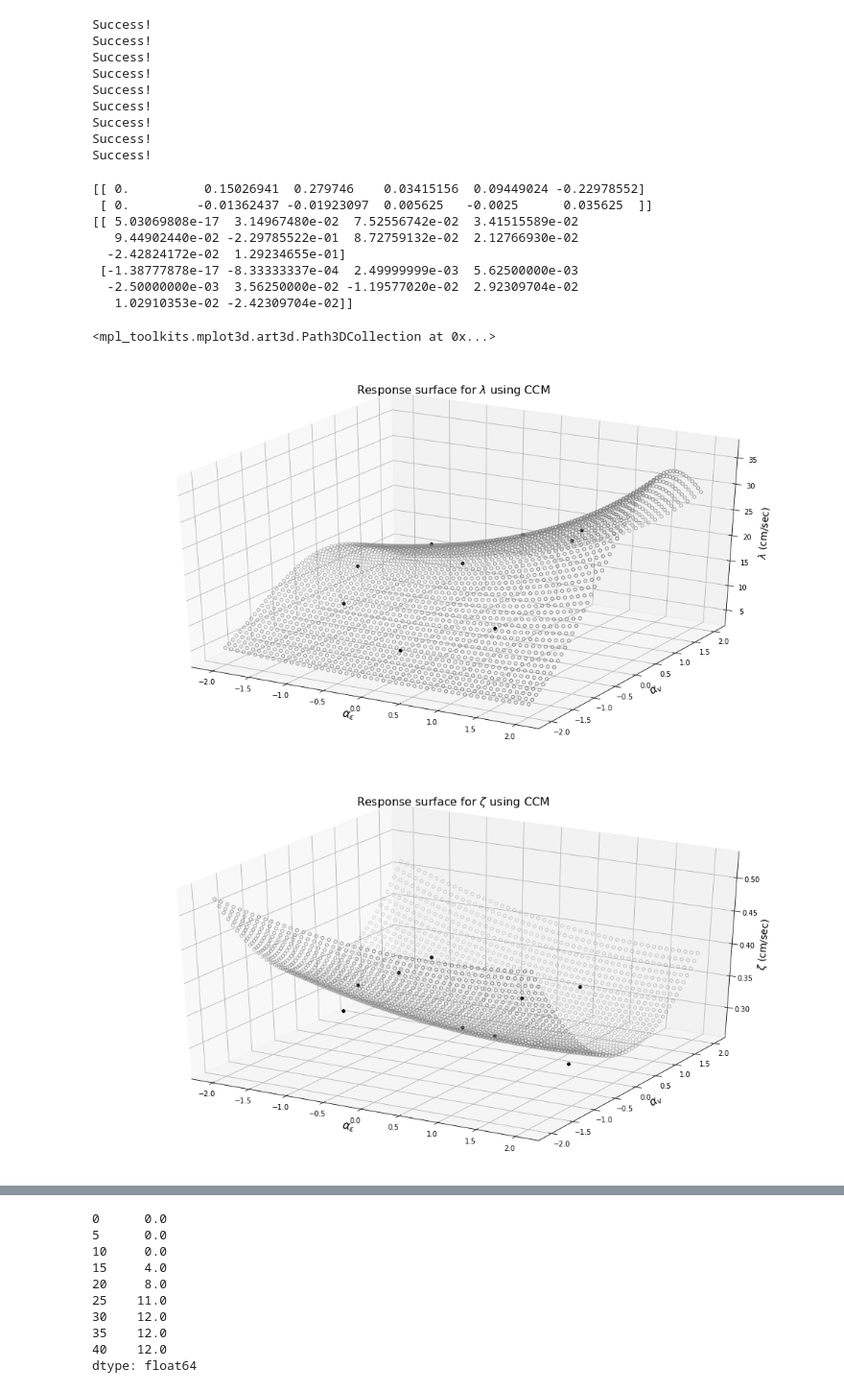
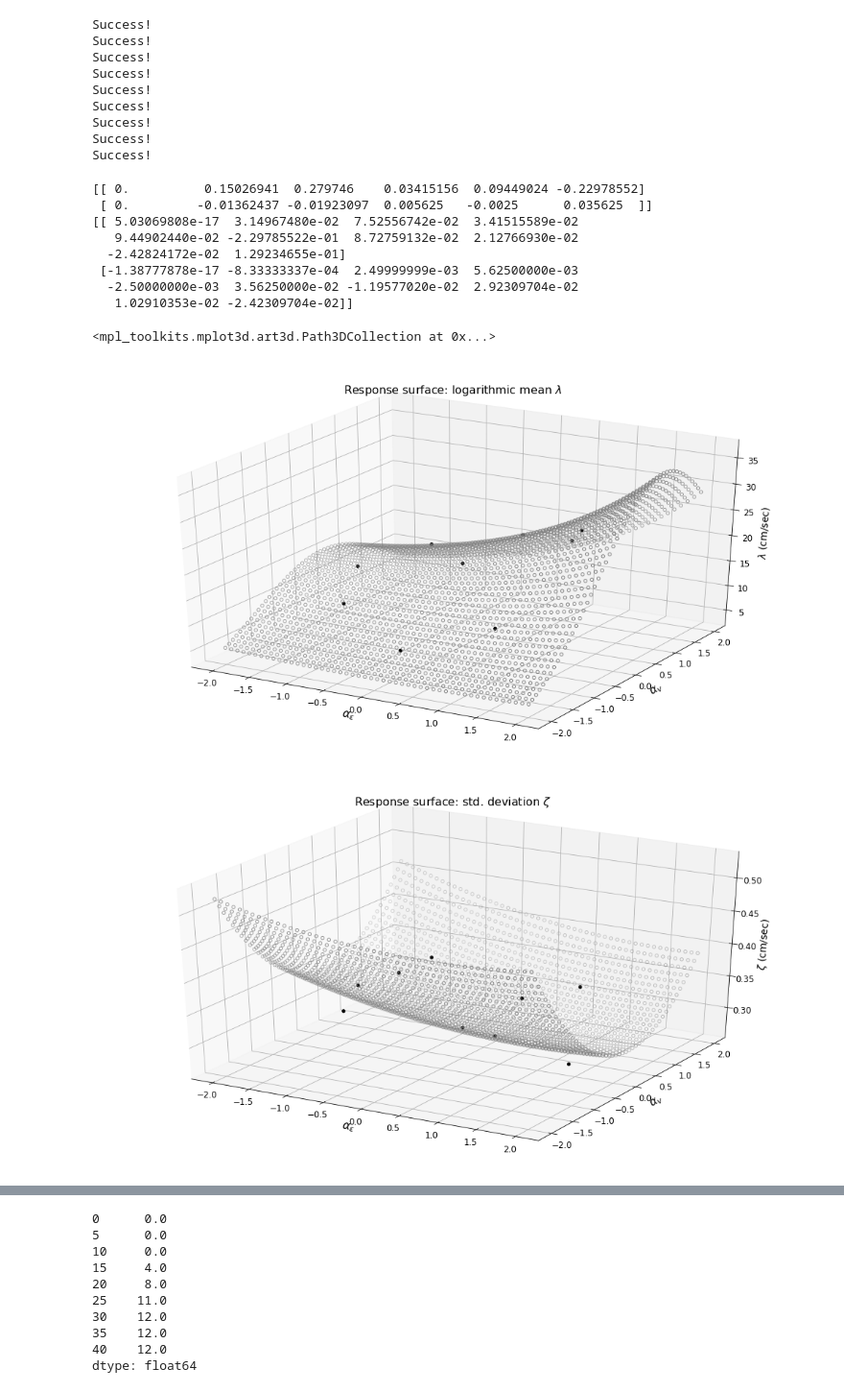
Before and after one commit to mtareqsoliman/msthesis, a Jupyter notebook: Benchmark_RS_ANN_12022022.ipynb, the cells around one changed output, grey strips where cells are left out. Shown at 96% size. Drawn from its saved outputs; the diff is of its cells as text; code cells hidden in the pictures.

```diff
--- a/Benchmark_RS_ANN_12022022.ipynb
+++ b/Benchmark_RS_ANN_12022022.ipynb
@@ -29,7 +29,7 @@ np.seterr(divide='ignore')
 # %%
 
 #NLTHA100 = pd.read_excel('https://github.com/mtareqsoliman/msthesis/blob/main/Results/100NLTHA_FINAL.xlsx?raw=true')
-NLTHA100 = pd.read_excel('https://github.com/mtareqsoliman/msthesis/blob/main/Results/NLTHA100_v2.xlsx?raw=true')
+NLTHA100 = pd.read_excel('https://github.com/mtareqsoliman/msthesis/blob/main/Results/NLTHA200_v2.xlsx?raw=true')
                           # ln(x)                                mean(ln(x))                                  stdev(ln(x))
 from sklearn.preprocessing import StandardScaler
 ecu_9600_alpha = StandardScaler().fit_transform(np.log(-NLTHA100[['ecu']]))
@@ -402,37 +405,37 @@ fig, ax = plt.subplots(figsize =(18,10), subplot_kw={'projection': '3d'})
 ax.set_zlabel(r"$\lambda$ (cm/sec)",fontsize=14)
 ax.set_xlabel(r"$\alpha_\epsilon$",fontsize=16)
 ax.set_ylabel(r"$\alpha_v$",fontsize=16)
-ax.set_title(r"Response surface for $\lambda$ using CCM",fontsize=16)
+ax.set_title(r"Response surface: logarithmic mean $\lambda$",fontsize=16)
 
 
 ax.scatter(x_CCM9[:,0], x_CCM9[:,1], np.exp(y_CCM9[:,0]),color='black',marker='.',alpha=1,s=70)
 ax.scatter(x1_mesh, x2_mesh, np.exp(y_mesh_deg2[:,0]), facecolor=(0,0,0,0), s=20, edgecolor='gray')
 
 fig, ax = plt.subplots(figsize =(18,10), subplot_kw={'projection': '3d'})
 
 
 ax.set_zlabel(r"$\zeta$ (cm/sec)",fontsize=14)
 ax.set_xlabel(r"$\alpha_\epsilon$",fontsize=16)
 ax.set_ylabel(r"$\alpha_v$",fontsize=16)
-ax.set_title(r"Response surface for $\zeta$ using CCM",fontsize=16)
+ax.set_title(r"Response surface: std. deviation $\zeta$",fontsize=16)
 
 
 ax.scatter(x_CCM9[:,0], x_CCM9[:,1], y_CCM9[:,1],color='black',marker='.',alpha=1,s=70)
 ax.scatter(x1_mesh, x2_mesh, y_mesh_deg2[:,1], facecolor=(0,0,0,0), s=20, edgecolor='gray')
 
 
 # should be in the form [1, a, b, a^2, ab, b^2]
 # %% [output]
 [[ 0.          0.15026941  0.279746    0.03415156  0.09449024 -0.22978552]
  [ 0.         -0.01362437 -0.01923097  0.005625   -0.0025      0.035625  ]]
 [[ 5.03069808e-17  3.14967480e-02  7.52556742e-02  3.41515589e-02
    9.44902440e-02 -2.29785522e-01  8.72759132e-02  2.12766930e-02
   -2.42824172e-02  1.29234655e-01]
  [-1.38777878e-17 -8.33333337e-04  2.49999999e-03  5.62500000e-03
   -2.50000000e-03  3.56250000e-02 -1.19577020e-02  2.92309704e-02
    1.02910353e-02 -2.42309704e-02]]
 <mpl_toolkits.mplot3d.art3d.Path3DCollection at 0x...>
-[figure, old version]
+[figure, new version]
 [figure]
 # %%
 alpha_ecu_1000 = np.random.normal(0, 1, 1000)
```
Also changed, not shown: parts of 18 cells of this notebook.
